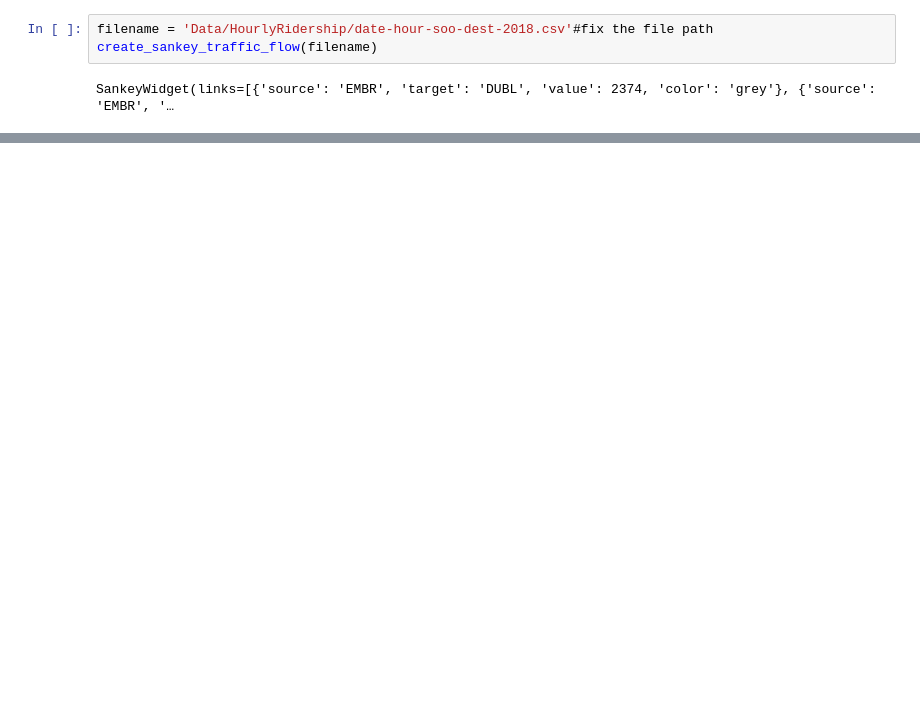
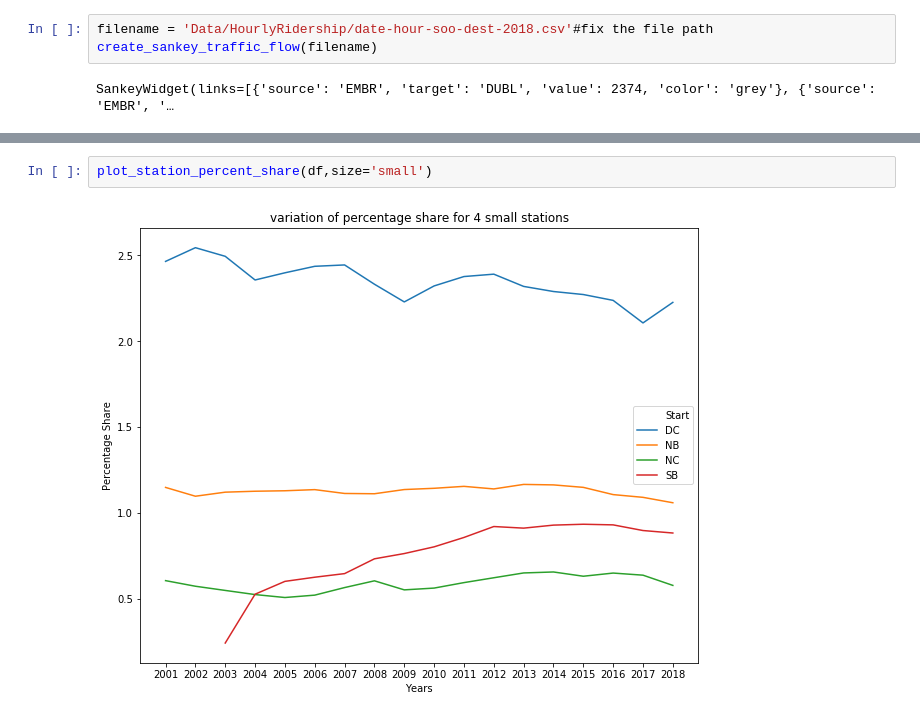
Before and after one commit to CharleneC/ECE143_F18, a Jupyter notebook: BART_Trends-Main_Notebook.ipynb, the cells around one changed output, grey strips where cells are left out. Cells and saved outputs as stored; diff of their text form; blank space fills up the shorter version.

```diff
--- a/BART_Trends-Main_Notebook.ipynb
+++ b/BART_Trends-Main_Notebook.ipynb
@@ -202,0 +211,4 @@ SankeyWidget(links=[{'source': 'EMBR', 'target': 'DUBL', 'value': 2374, 'color':
+# %%
+plot_station_percent_share(df,size='small')
+# %% [output]
+[figure, added]
```
Also changed, not shown: parts of 4 cells of this notebook, 1 other file.
